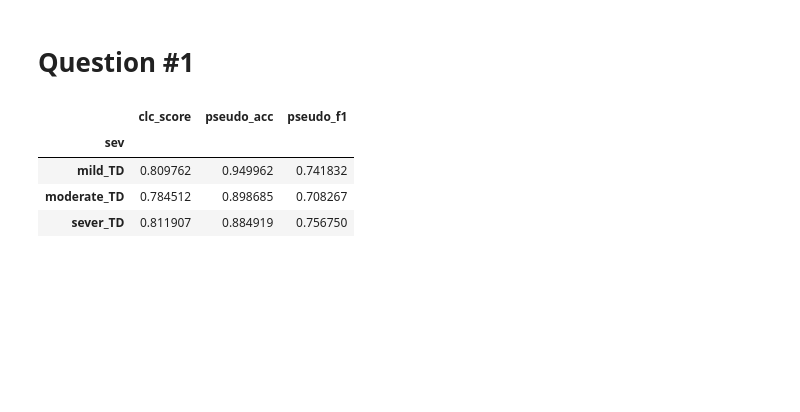
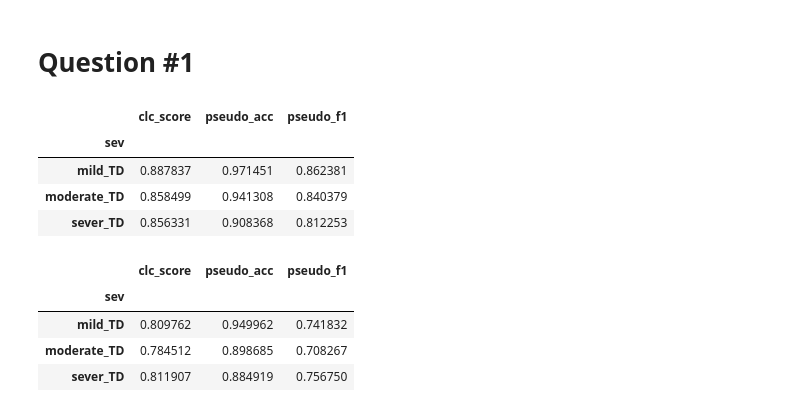
Before and after one commit to silk1100/behavioralProject, a Jupyter notebook: notebooks/13_Common_Features_Among_SRS.ipynb, the cells around one changed output. Drawn from its saved outputs; the diff is of its cells as text; code cells hidden in the pictures; blank space fills up the shorter version.

```diff
--- a/notebooks/13_Common_Features_Among_SRS.ipynb
+++ b/notebooks/13_Common_Features_Among_SRS.ipynb
@@ -125,6 +149,15 @@ len(best_data_dict['mild_TD']['cog']['feats']),best_data_dict['mild_TD']['cog'][
 # `severity_dict` is the base of the analysis
 # %% [markdown]
 # Question #1
+# %%
+# IF I excluded the bad experiments
+df_results_clean.groupby('sev')[['clc_score','pseudo_acc', 'pseudo_f1']].mean()
+# %% [output]
+|  | clc_score | pseudo_acc | pseudo_f1 |
+| sev |  |  |  |
+| mild_TD | 0.887837 | 0.971451 | 0.862381 |
+| moderate_TD | 0.858499 | 0.941308 | 0.840379 |
+| sever_TD | 0.856331 | 0.908368 | 0.812253 |
 # %%
 df_results.groupby('sev')[['clc_score','pseudo_acc', 'pseudo_f1']].mean()
 # %% [output]
```
Also changed, not shown: parts of 28 cells of this notebook, 1 other file.
